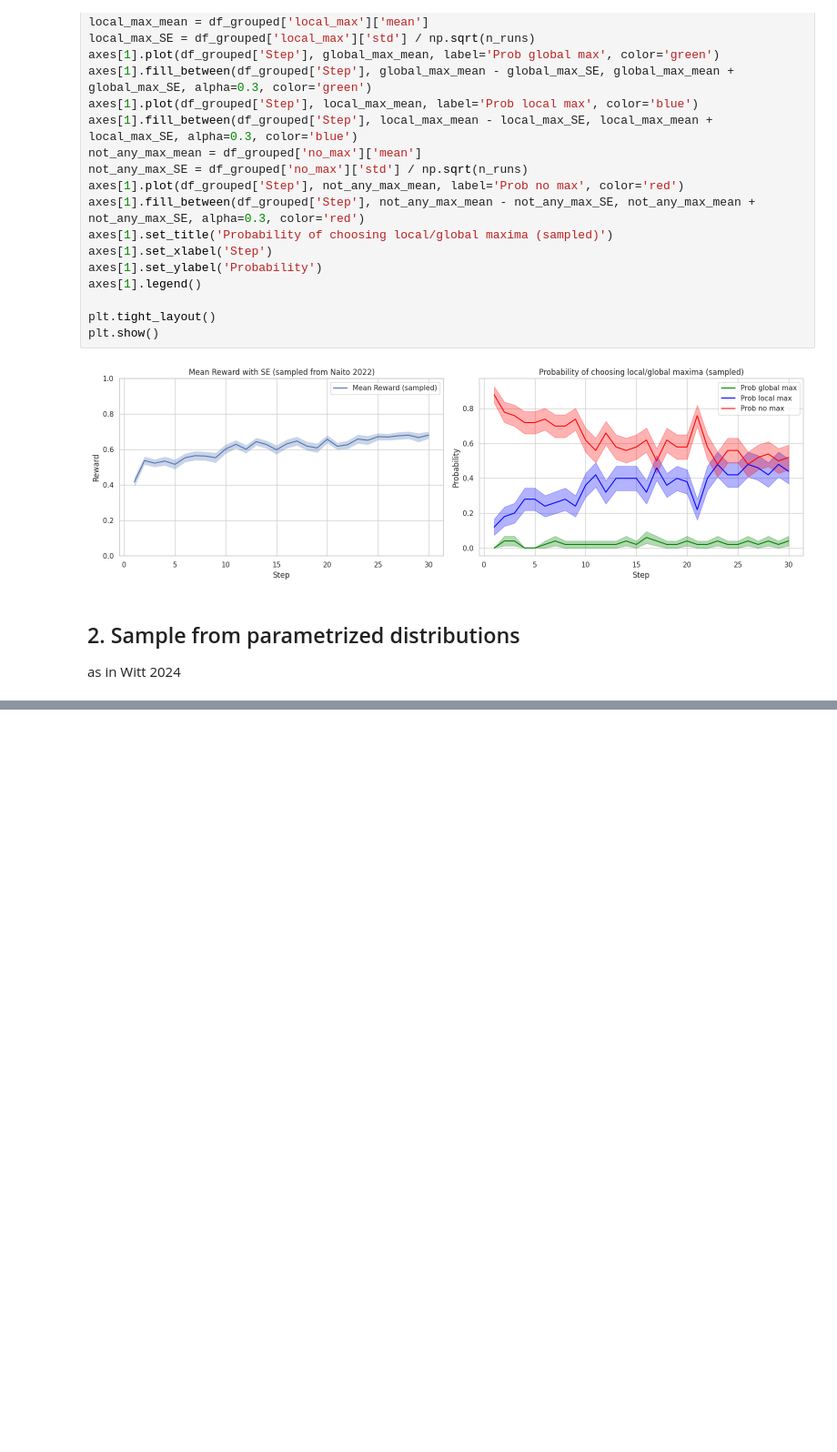
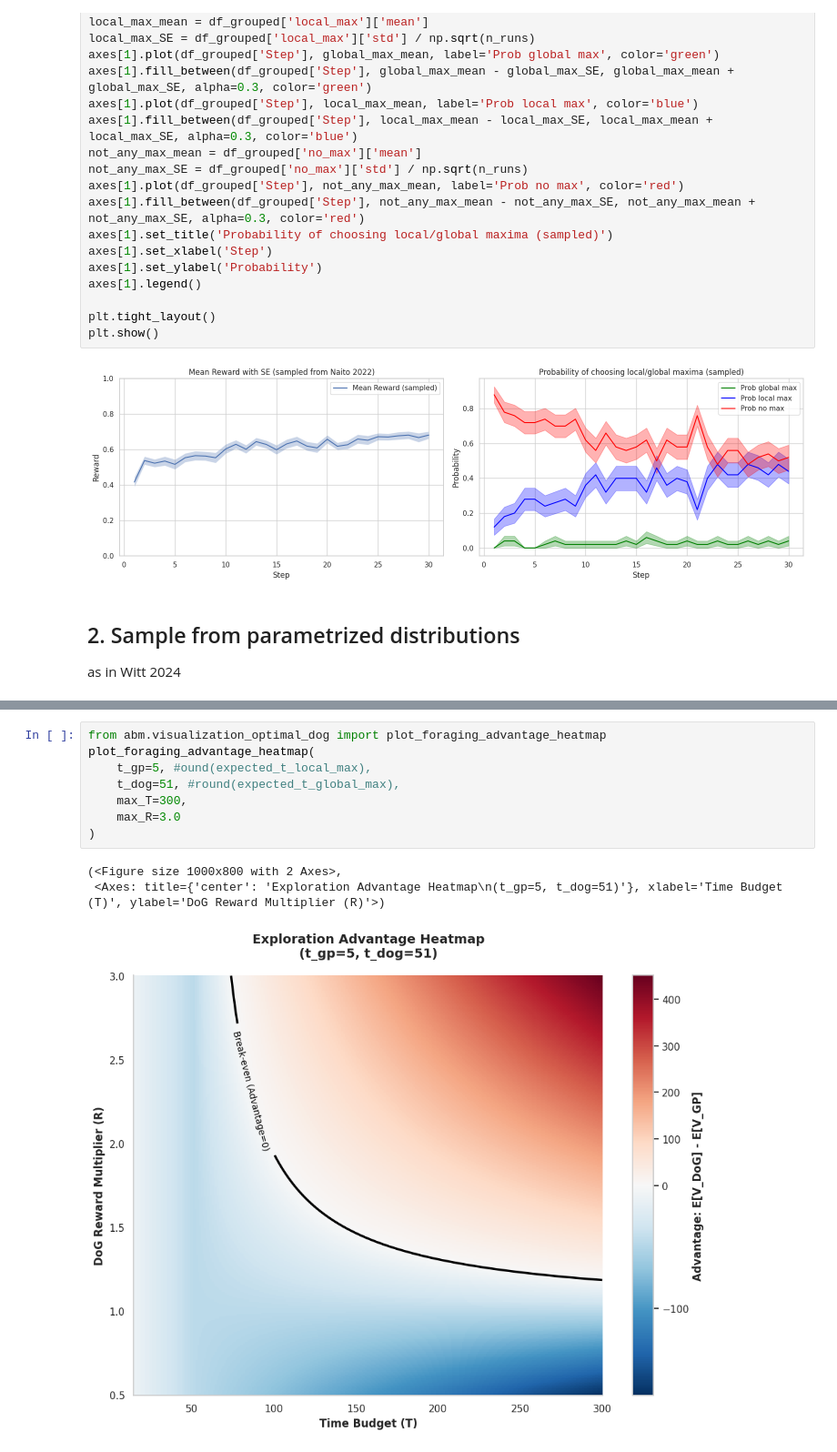
Before and after one commit to vagechirkov/Spatial-MAB-taboo, a Jupyter notebook: notebooks/single_agent_distribution_samples.ipynb, the cells around one changed output, grey strips where cells are left out. Shown at 91% size. Drawn from its saved outputs; the diff is of its cells as text; blank space fills up the shorter version.

```diff
--- a/notebooks/single_agent_distribution_samples.ipynb
+++ b/notebooks/single_agent_distribution_samples.ipynb
@@ -255,0 +476,12 @@ plt.show()
+# %%
+from abm.visualization_optimal_dog import plot_foraging_advantage_heatmap
+plot_foraging_advantage_heatmap(
+    t_gp=5, #ound(expected_t_local_max),
+    t_dog=51, #round(expected_t_global_max),
+    max_T=300,
+    max_R=3.0
+)
+# %% [output]
+(<Figure size 1000x800 with 2 Axes>,
+ <Axes: title={'center': 'Exploration Advantage Heatmap\n(t_gp=5, t_dog=51)'}, xlabel='Time Budget (T)', ylabel='DoG Reward Multiplier (R)'>)
+[figure, added]
```
Also changed, not shown: parts of 11 cells of this notebook, 4 other files.
